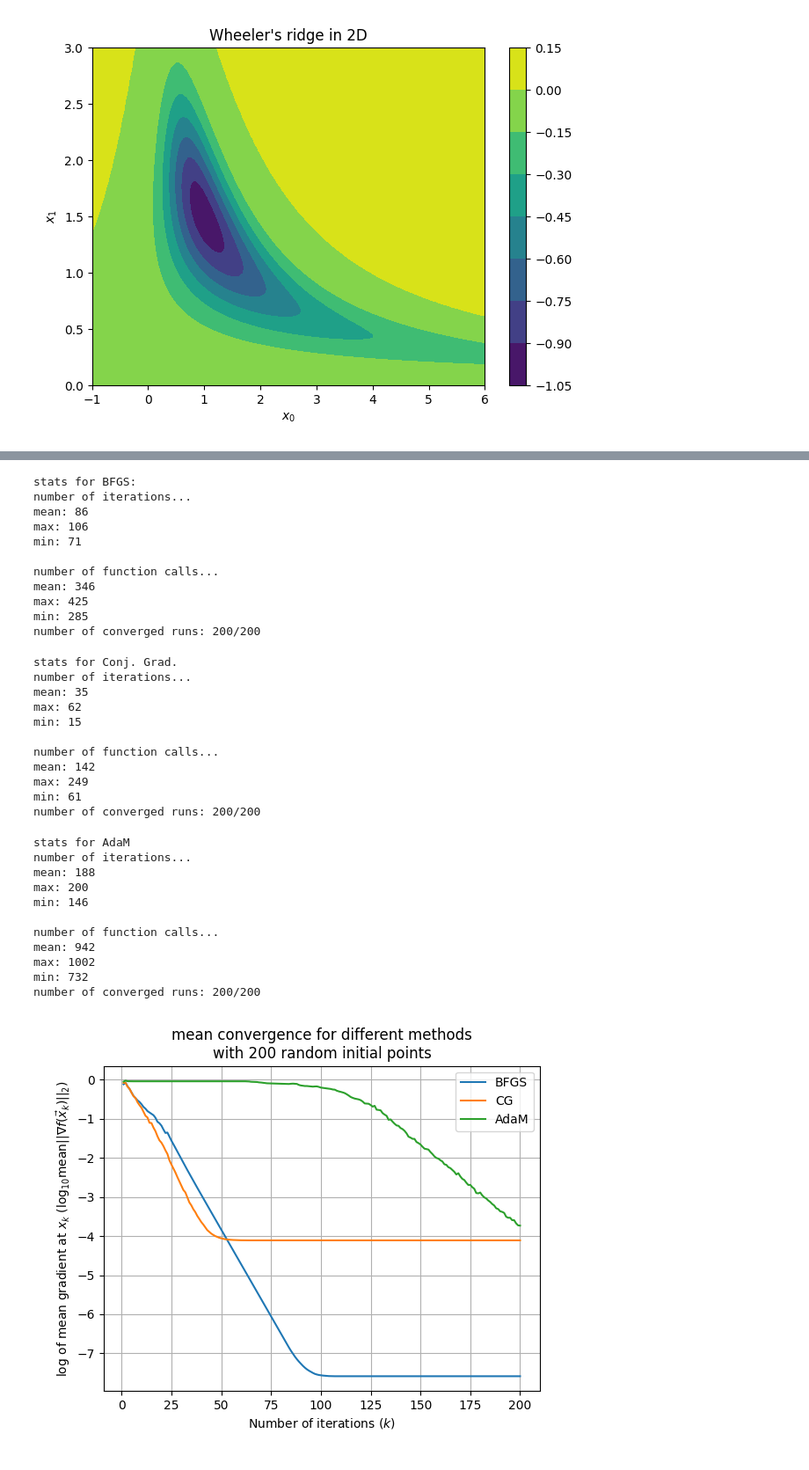
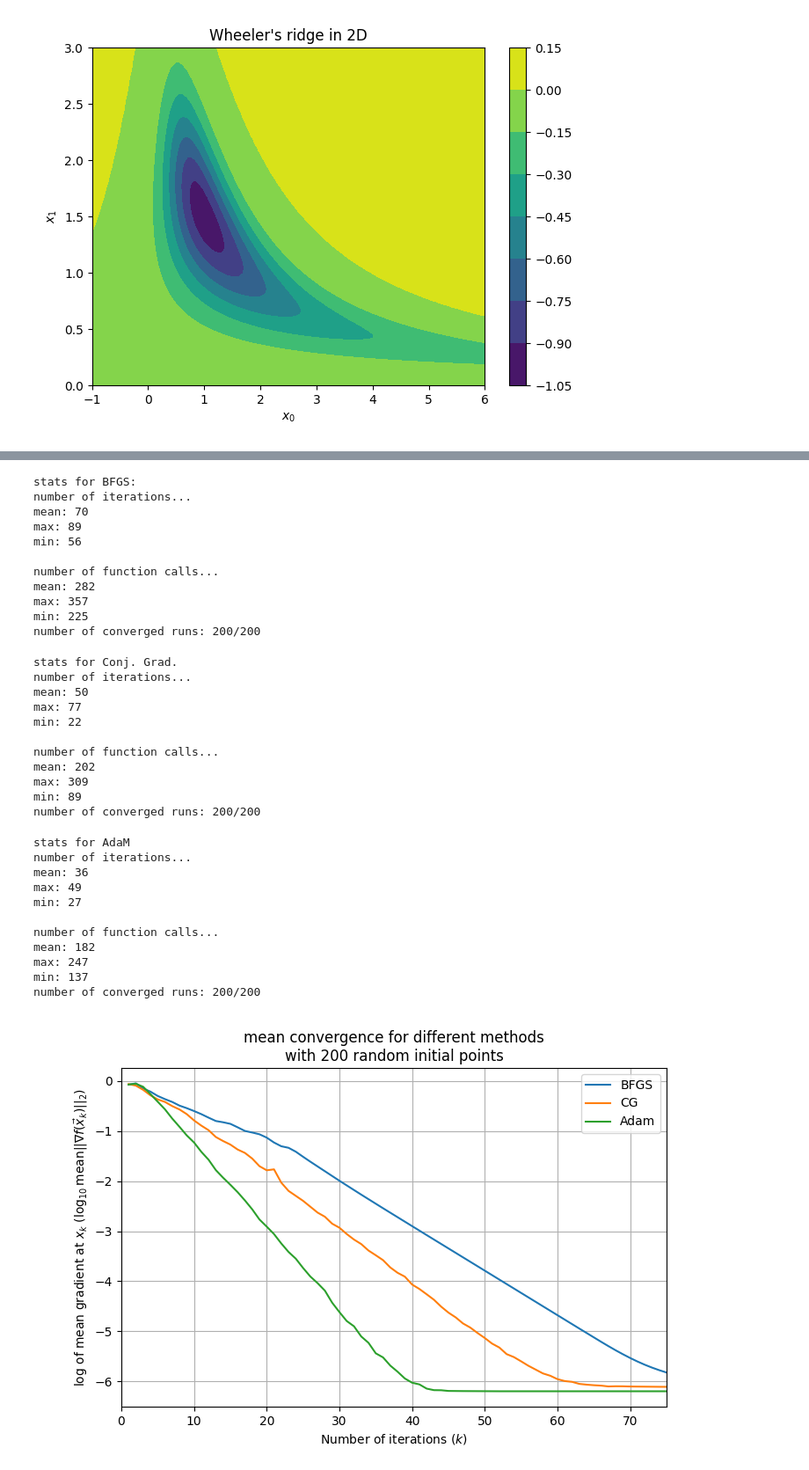
Before and after one commit to BGhertner/APMA923-Assig3, a Jupyter notebook: Code/testing_methods.ipynb, the cells around one changed output, grey strips where cells are left out. Shown at 88% size. Cells and saved outputs as stored; diff of their text form; code cells hidden in the pictures.

Commit message:
Testing and BFGS stopping Added nd testing of Adam Made BFGS stopping consistent with CG and Adam

```diff
--- a/Code/testing_methods.ipynb
+++ b/Code/testing_methods.ipynb
@@ -61,7 +61,7 @@ plt.show()
 # %% [output]
 [figure]
 # %%
-##Test a random point for BFGS and CG x in [0.5,3], y in [0,3]
+##Test a random point for BFGS and CG and Adam x in [0.5,3], y in [0,3]
 
 x0 = np.random.random((2,1)).reshape(-1,1)*np.array([[2.5],[3]]) + np.array([[0.5],[0]])
 print(x0)
@@ -71,11 +71,11 @@ if np.any(eigs <= 0 ): H = H - np.min(eigs)*1.1*np.eye(2,2)
 sla.eigvals(H)
 
 x, grads, _ = BFGS(x0, wheelerridge, H=H, get_step=wolfe_bisection,
-                   verbose=False, eps=1e-8, kmax=1000, gmethod=1)
+                   verbose=False, eps=1e-6, kmax=1000, gmethod=1)
 x_CG, grads_CG, _ = CG(x0, wheelerridge, get_step=wolfe_bisection,
-                       eps=1e-8, kmax=1000, gmethod=1)
+                       eps=1e-6, kmax=1000, gmethod=1)
 x_AdaM, grads_AdaM, _ = AdaM(x0, wheelerridge, get_step=wolfe_bisection,
-                            gamma1=0.9, gamma2=0.9, kmax=1000, gmethod=1)
+                            gamma1=0.5, gamma2=0.5, kmax=1000, gmethod=1, eps=1e-6)
 fig, ax = plt.subplots()
 
 ax.scatter(np.arange(1,len(grads)+1), np.log10(grads), marker='.', label='BFGS')
@@ -108,7 +108,7 @@ for i in range(N):
     sla.eigvals(H)
 
     x, grads, obj_calls = BFGS(x0, wheelerridge, g, H, get_step=wolfe_bisection,
-                   verbose=False, eps=1e-8, kmax=kmax)
+                   verbose=False, eps=1e-6, kmax=kmax)
 
     if sla.norm(x - np.array([[1],[1.5]])) < 0.01:
         its.append(len(grads))
@@ -137,14 +137,14 @@ print(f'number of converged runs: {its.size}/{N}')
 # %% [output]
 stats for BFGS:
 number of iterations...
-mean: 86
-max: 106
-min: 71
+mean: 70
+max: 89
+min: 56
 
 number of function calls...
-mean: 346
-max: 425
-min: 285
+mean: 282
+max: 357
+min: 225
 number of converged runs: 200/200
 # %%
 #Testing Conj. Grad.
@@ -154,7 +154,7 @@ gradsCG = np.empty(shape=(N,kmax))
 for i in range(N):
     x0 = np.random.random((2,1)).reshape(-1,1)*np.array([[2.5],[3]]) + np.array([[0.5],[0]])
 
-    x, grads, obj_calls = CG(x0, wheelerridge, g, get_step=wolfe_bisection, kmax=kmax)
+    x, grads, obj_calls = CG(x0, wheelerridge, g, get_step=wolfe_bisection, kmax=kmax, eps=1e-6)
 
     if sla.norm(x - np.array([[1],[1.5]])) < 0.01:
         its.append(len(grads))
@@ -183,14 +183,14 @@ print(f'number of converged runs: {its.size}/{N}')
 # %% [output]
 stats for Conj. Grad.
 number of iterations...
-mean: 35
-max: 62
-min: 15
+mean: 50
+max: 77
+min: 22
 
 number of function calls...
-mean: 142
-max: 249
-min: 61
+mean: 202
+max: 309
+min: 89
 number of converged runs: 200/200
 # %%
 #Testing AdaM
@@ -201,8 +201,8 @@ gradsAdaM = np.empty(shape=(N,kmax))
 for i in range(N):
     x0 = np.random.random((2,1)).reshape(-1,1)*np.array([[2.5],[3]]) + np.array([[0.5],[0]])
 
-    x, grads, obj_calls = AdaM(x0, wheelerridge, get_step=wolfe_bisection,
-                            gamma1=0.9, gamma2=0.9, kmax=kmax, gmethod=1)
+    x, grads, obj_calls = AdaM(x0, wheelerridge, g=g, get_step=wolfe_bisection,
+                            gamma1=0.5, gamma2=0.5, kmax=kmax, gmethod=1, eps=1e-6)
 
     if sla.norm(x - np.array([[1],[1.5]])) < 0.01:
         its.append(len(grads))
@@ -231,28 +231,33 @@ print(f'number of converged runs: {its.size}/{N}')
 # %% [output]
 stats for AdaM
 number of iterations...
-mean: 188
-max: 200
-min: 146
+mean: 36
+max: 49
+min: 27
 
 number of function calls...
-mean: 942
-max: 1002
-min: 732
+mean: 182
+max: 247
+min: 137
 number of converged runs: 200/200
 # %%
 fig, ax = plt.subplots()
 
+fig.set_size_inches(8, 5)
+fig.set_dpi(300)
+
 ax.plot(np.arange(kmax)+1, np.log10(np.mean(gradsBFGS, axis=0)), label='BFGS')
 ax.plot(np.arange(kmax)+1, np.log10(np.mean(gradsCG, axis=0)), label='CG')
-ax.plot(np.arange(kmax)+1, np.log10(np.mean(gradsAdaM, axis=0)), label='AdaM')
+ax.plot(np.arange(kmax)+1, np.log10(np.mean(gradsAdaM, axis=0)), label='Adam')
 ax.grid()
 ax.legend()
 
 ax.set(title=f'mean convergence for different methods\nwith {N} random initial points',
        xlabel=r'Number of iterations ($k$)',
        ylabel=r'log of mean gradient at $x_k$ ($\log_{10}\mathrm{mean}||\nabla f(\vec{x}_k)||_2$)')
 
+ax.set_xlim(0, 75)
+
 plt.show()
 # %% [output]
-[figure, old version]
+[figure, new version]
```
Also changed, not shown: parts of 1 cell of this notebook, 2 other files.
